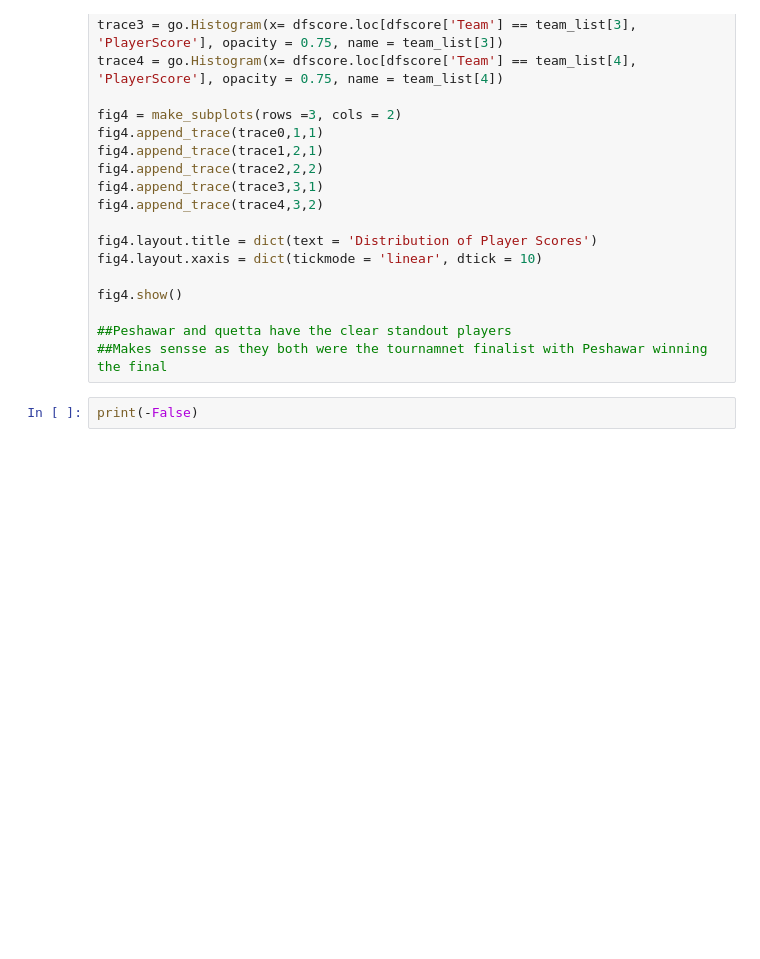
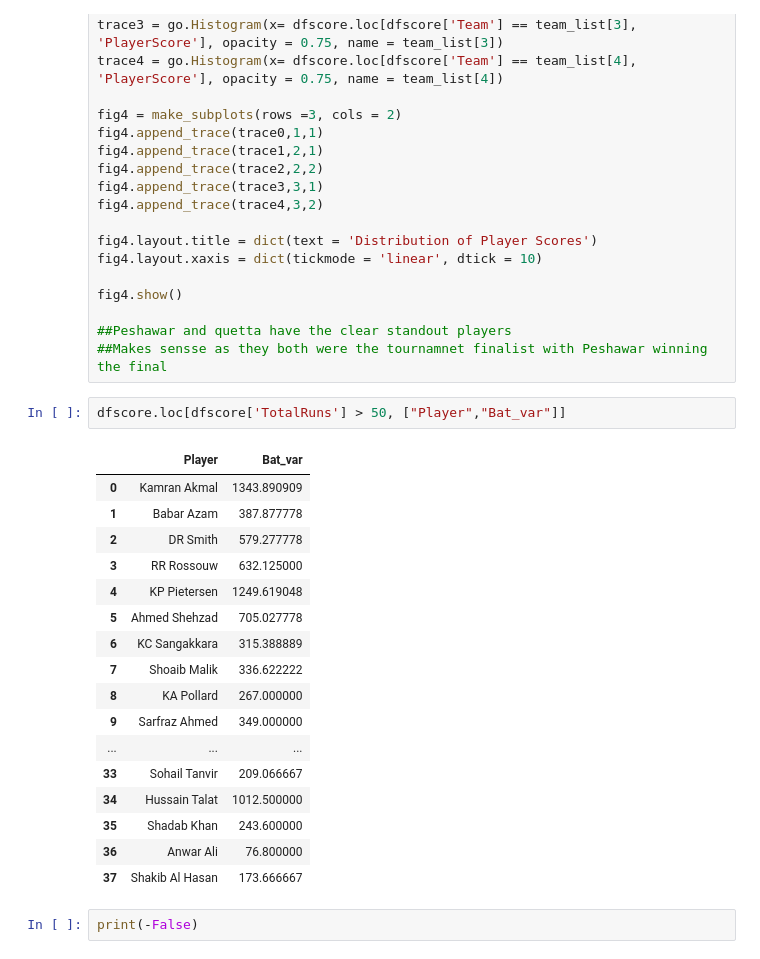
Before and after one commit to a3nath/PSLVisualisation, a Jupyter notebook: code/PSLcode.ipynb, the cells around one changed output. Cells and saved outputs as stored; diff of their text form; blank space fills up the shorter version.

```diff
--- a/code/PSLcode.ipynb
+++ b/code/PSLcode.ipynb
@@ -1041,5 +1074,25 @@ fig4.show()
 
 ##Peshawar and quetta have the clear standout players
 ##Makes sensse as they both were the tournamnet finalist with Peshawar winning the final
+# %%
+dfscore.loc[dfscore['TotalRuns'] > 50, ["Player","Bat_var"]]
+# %% [output]
+|  | Player | Bat_var |
+| 0 | Kamran Akmal | 1343.890909 |
+| 1 | Babar Azam | 387.877778 |
+| 2 | DR Smith | 579.277778 |
+| 3 | RR Rossouw | 632.125000 |
+| 4 | KP Pietersen | 1249.619048 |
+| 5 | Ahmed Shehzad | 705.027778 |
+| 6 | KC Sangakkara | 315.388889 |
+| 7 | Shoaib Malik | 336.622222 |
+| 8 | KA Pollard | 267.000000 |
+| 9 | Sarfraz Ahmed | 349.000000 |
+| ... | ... | ... |
+| 33 | Sohail Tanvir | 209.066667 |
+| 34 | Hussain Talat | 1012.500000 |
+| 35 | Shadab Khan | 243.600000 |
+| 36 | Anwar Ali | 76.800000 |
+| 37 | Shakib Al Hasan | 173.666667 |
 # %%
 print(-False)
```
Also changed, not shown: parts of 3 cells of this notebook.
